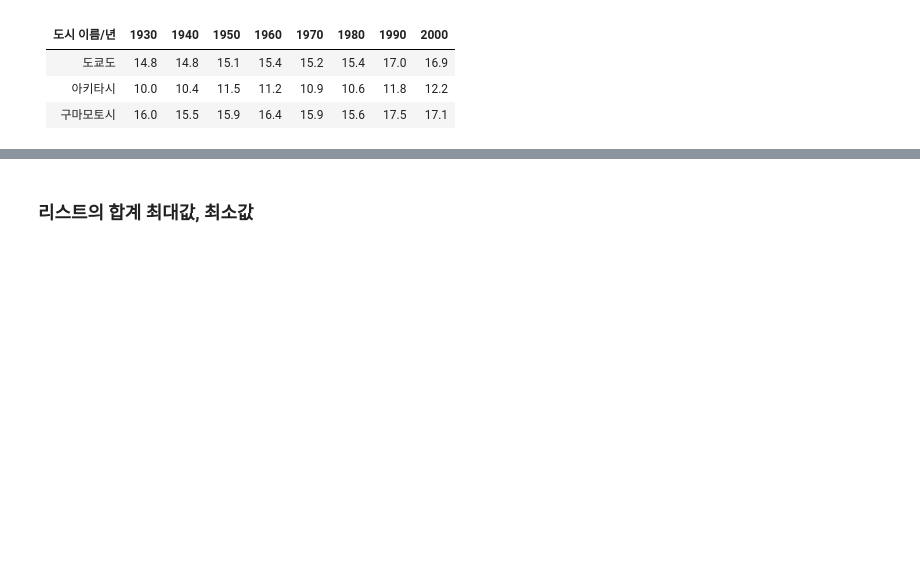
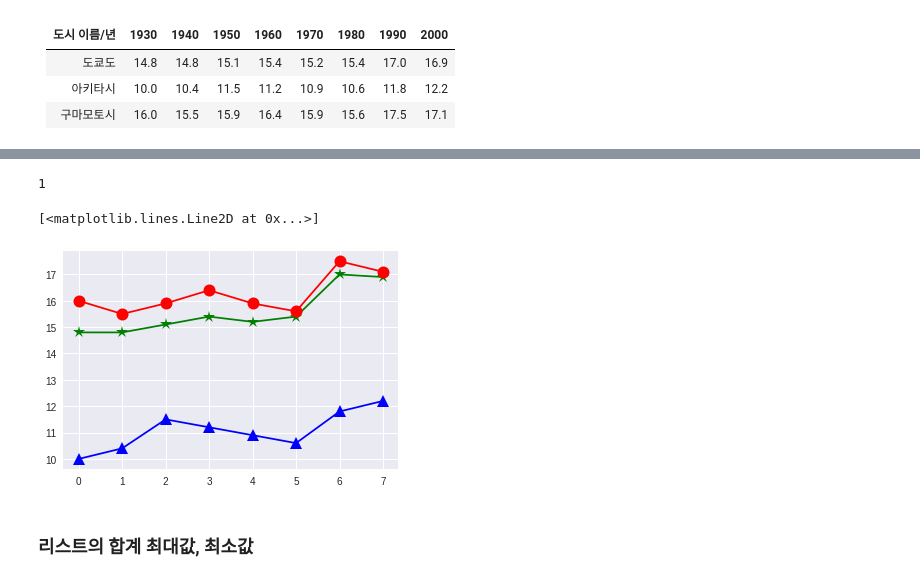
Before and after one commit to YoonJinAh/py-09, a Jupyter notebook: wk03_list_loop_condition.ipynb, the cells around one changed output, grey strips where cells are left out. Saved outputs shown, nothing was run; the diff lists cells and outputs as text; code cells hidden in the pictures; blank space fills up the shorter version.

```diff
--- a/wk03_list_loop_condition.ipynb
+++ b/wk03_list_loop_condition.ipynb
@@ -191,9 +253,20 @@ city_temps[2][7]- city_temps[2][0]
+# %%
+# 평균 기온 비교(중요!!)
+# city_temps[2][7]-city_temps[2][0]
+# 17.1 - 16.0 = 1.10000....언더플로어발생
+round(city_temps[2][7]- city_temps[2][0])
+# round(city_temps[2][7]- city_temps[2][0],1) => 소수점 한자리 까지 표시함
+# %% [output]
+1
 # %%
 # 3개 도시의 평균 기온 그래프 그리기
-plt.plot(city_temps[0])       # 도쿄도의 그래프 그리기
-plt.plot(city_temps[1])       # 아키타시의 그래프 그리기
-plt.plot(city_temps[2])       # 구마모토시의 그래프 그리기
-# 그래프의 선색과 마커를 변경하시오.
+plt.plot(city_temps[0],'g*-', ms=12)       # 도쿄도의 그래프 그리기
+plt.plot(city_temps[1],'b^-', ms=12)       # 아키타시의 그래프 그리기
+plt.plot(city_temps[2],'ro-', ms=12)       # 구마모토시의 그래프 그리기
+# 그래프의 선색과 마커를 변경하시오. option&ms 추가!
+# %% [output]
+[<matplotlib.lines.Line2D at 0x...>]
+[figure, added]
 # %% [markdown]
 ### 리스트의 합계 최대값, 최소값
 # %%
```
Also changed, not shown: parts of 63 cells of this notebook.
